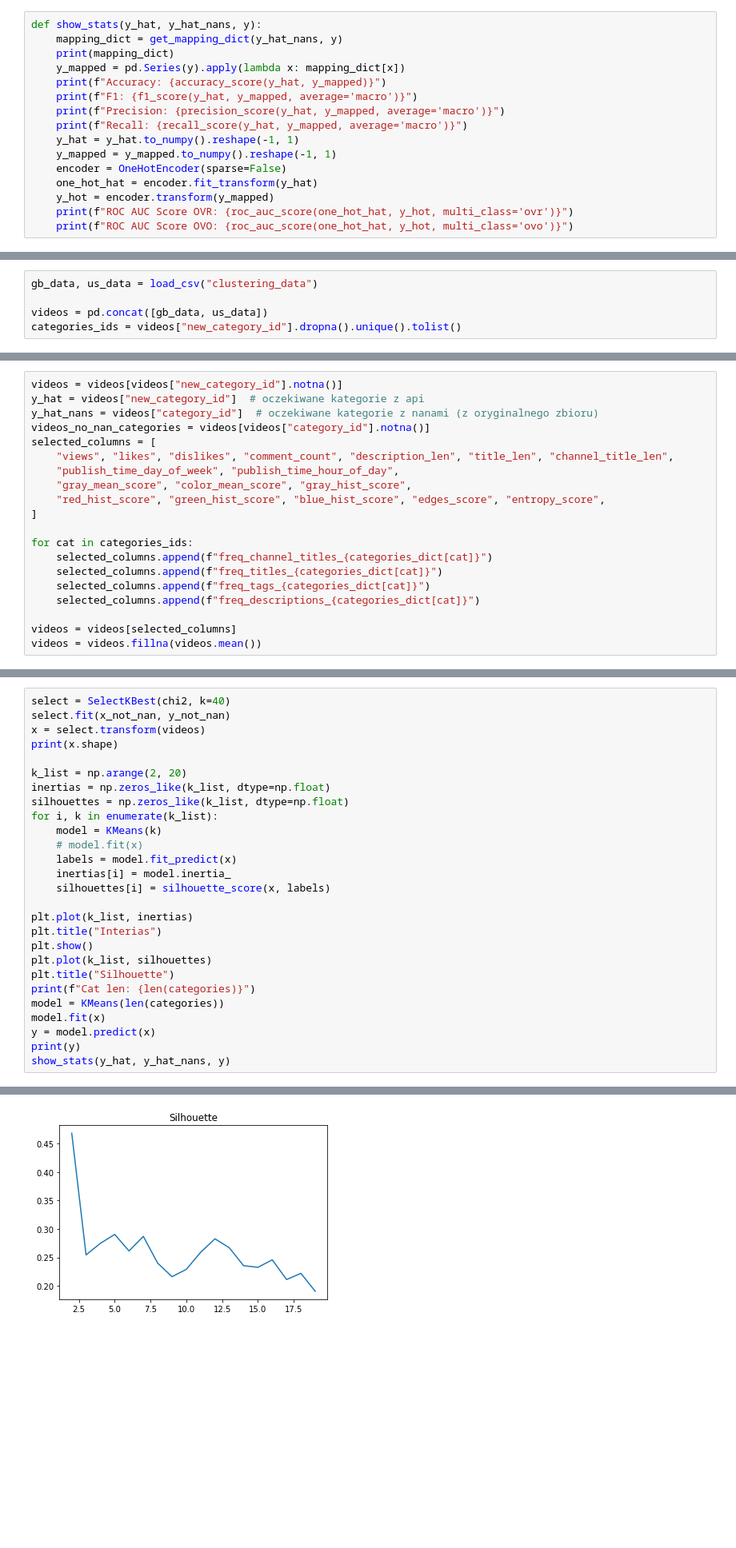
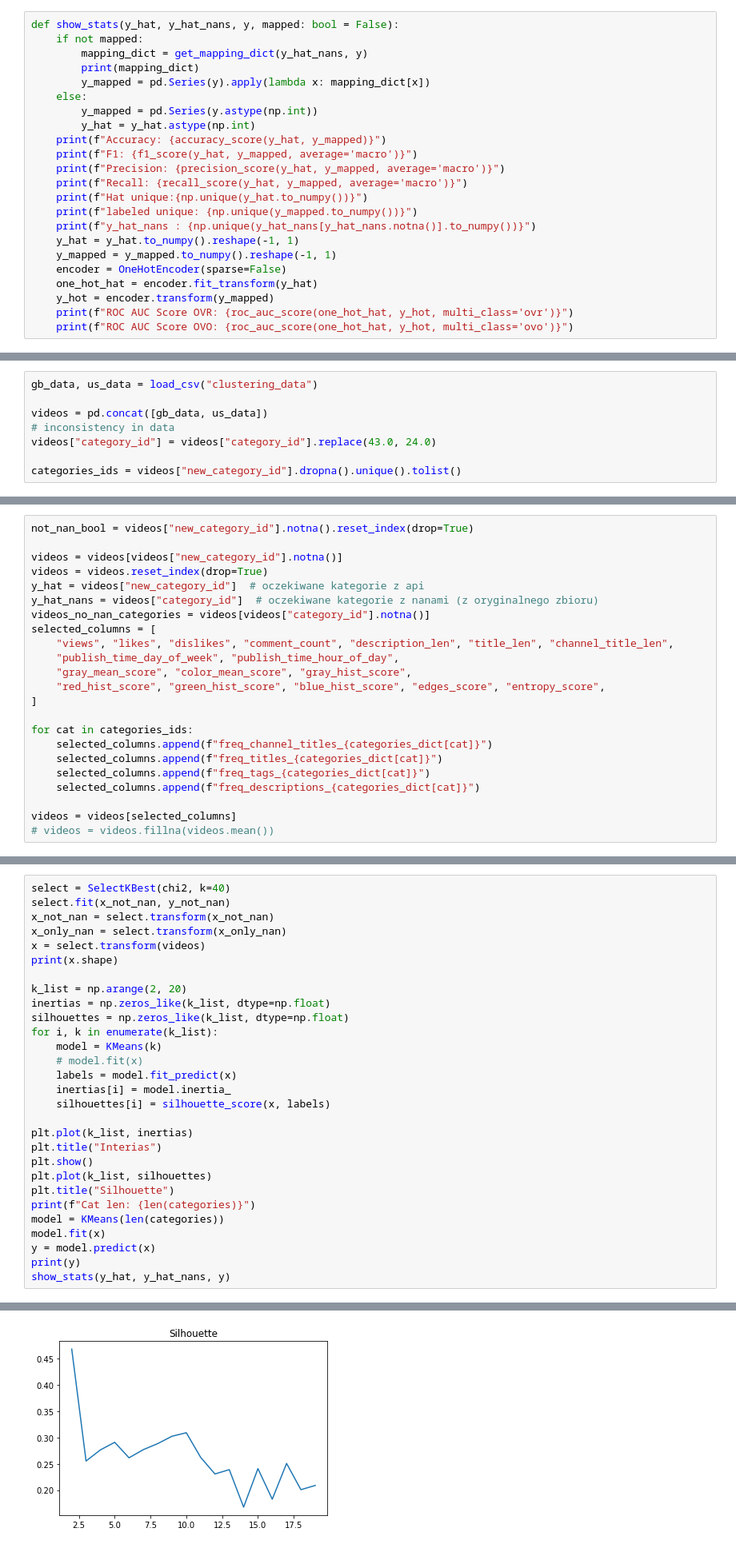
Before and after one commit to DominikKossinski/PED, a Jupyter notebook: notebooks/PED_4.ipynb, the cells around one changed output, grey strips where cells are left out. Shown at 80% size. Cells and saved outputs as stored; diff of their text form; blank space fills up the shorter version.

```diff
--- a/notebooks/PED_4.ipynb
+++ b/notebooks/PED_4.ipynb
@@ -23,14 +30,21 @@ from helpers.files import load_csv
 # %% [markdown]
 Deklaracja potrzebnych funkcji
 # %%
-def show_stats(y_hat, y_hat_nans, y):
-    mapping_dict = get_mapping_dict(y_hat_nans, y)
-    print(mapping_dict)
-    y_mapped = pd.Series(y).apply(lambda x: mapping_dict[x])
+def show_stats(y_hat, y_hat_nans, y, mapped: bool = False):
+    if not mapped:
+        mapping_dict = get_mapping_dict(y_hat_nans, y)
+        print(mapping_dict)
+        y_mapped = pd.Series(y).apply(lambda x: mapping_dict[x])
+    else:
+        y_mapped = pd.Series(y.astype(np.int))
+        y_hat = y_hat.astype(np.int)
     print(f"Accuracy: {accuracy_score(y_hat, y_mapped)}")
     print(f"F1: {f1_score(y_hat, y_mapped, average='macro')}")
     print(f"Precision: {precision_score(y_hat, y_mapped, average='macro')}")
     print(f"Recall: {recall_score(y_hat, y_mapped, average='macro')}")
+    print(f"Hat unique:{np.unique(y_hat.to_numpy())}")
+    print(f"labeled unique: {np.unique(y_mapped.to_numpy())}")
+    print(f"y_hat_nans : {np.unique(y_hat_nans[y_hat_nans.notna()].to_numpy())}")
     y_hat = y_hat.to_numpy().reshape(-1, 1)
     y_mapped = y_mapped.to_numpy().reshape(-1, 1)
     encoder = OneHotEncoder(sparse=False)
@@ -44,6 +58,9 @@ def show_stats(y_hat, y_hat_nans, y):
 gb_data, us_data = load_csv("clustering_data")
 
 videos = pd.concat([gb_data, us_data])
+# inconsistency in data
+videos["category_id"] = videos["category_id"].replace(43.0, 24.0)
+
 categories_ids = videos["new_category_id"].dropna().unique().tolist()
 # %% [markdown]
 ### Wczytanie nazw kategorii
@@ -53,7 +70,10 @@ categories = [categories_dict[cat] for cat in categories_ids]
 # %% [markdown]
 ## Usunięcie danych tekstowych
 # %%
+not_nan_bool = videos["new_category_id"].notna().reset_index(drop=True)
+
 videos = videos[videos["new_category_id"].notna()]
+videos = videos.reset_index(drop=True)
 y_hat = videos["new_category_id"]  # oczekiwane kategorie z api
 y_hat_nans = videos["category_id"]  # oczekiwane kategorie z nanami (z oryginalnego zbioru)
 videos_no_nan_categories = videos[videos["category_id"].notna()]
@@ -71,7 +91,7 @@ for cat in categories_ids:
     selected_columns.append(f"freq_descriptions_{categories_dict[cat]}")
 
 videos = videos[selected_columns]
-videos = videos.fillna(videos.mean())
+# videos = videos.fillna(videos.mean())
 # %% [markdown]
 ### Uzupełnienie wartości pustych wartościami średnimi
 # %%
@@ -118,6 +138,8 @@ def get_mapping_dict(y_hat_nans, y_pred) -> dict:
 # %%
 select = SelectKBest(chi2, k=40)
 select.fit(x_not_nan, y_not_nan)
+x_not_nan = select.transform(x_not_nan)
+x_only_nan = select.transform(x_only_nan)
 x = select.transform(videos)
 print(x.shape)
 
@@ -151,4 +182,4 @@ NameError: name 'get_mapping_dict' is not defined
-[figure, old version]
+[figure, new version]
 # %% [markdown]
 Semi supervised Constrained KMeans (punkt 3.1 z https://arxiv.org/pdf/1806.01547v2.pdf)
 # %%
```
Also changed, not shown: parts of 17 cells of this notebook, 1 other file.
